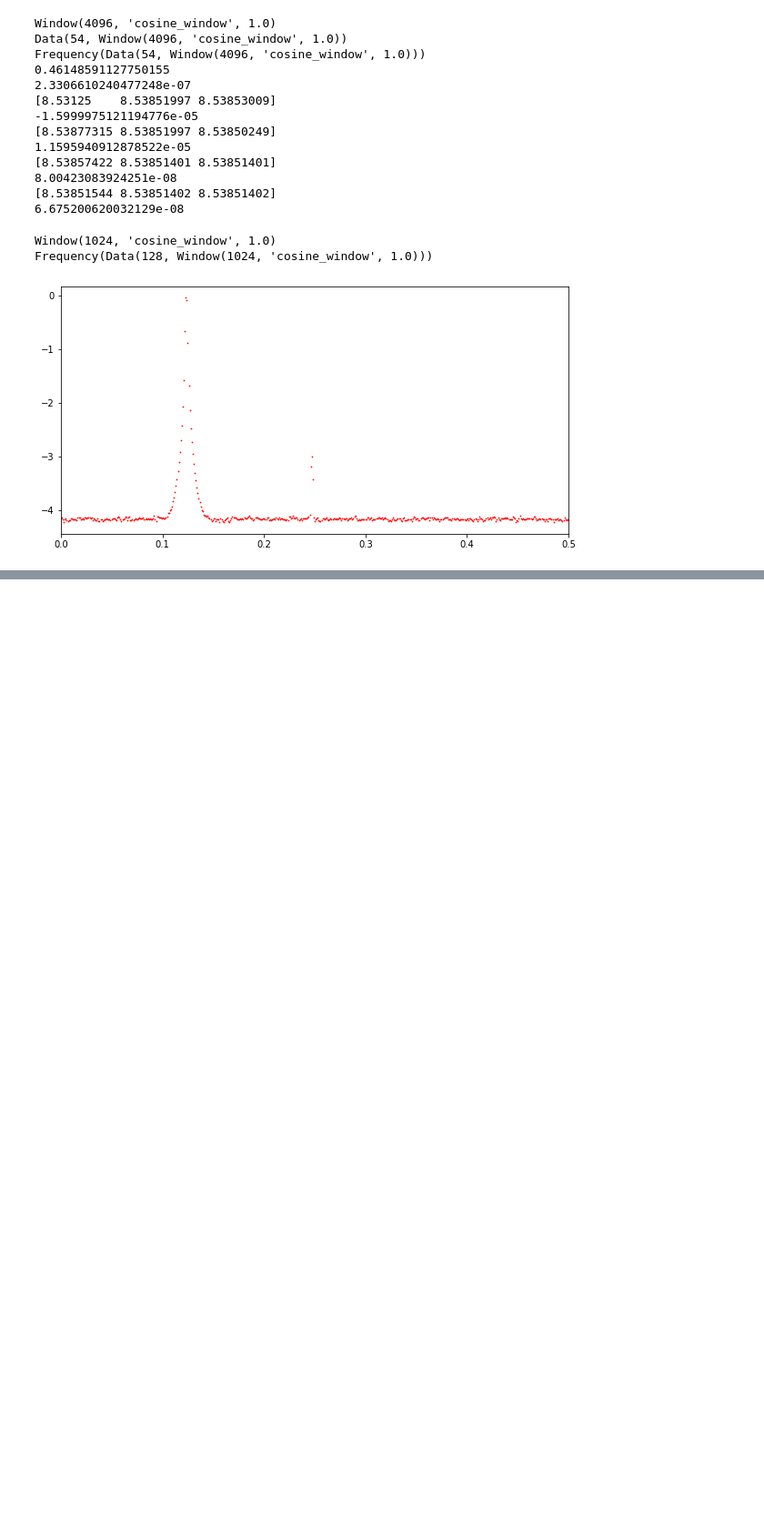
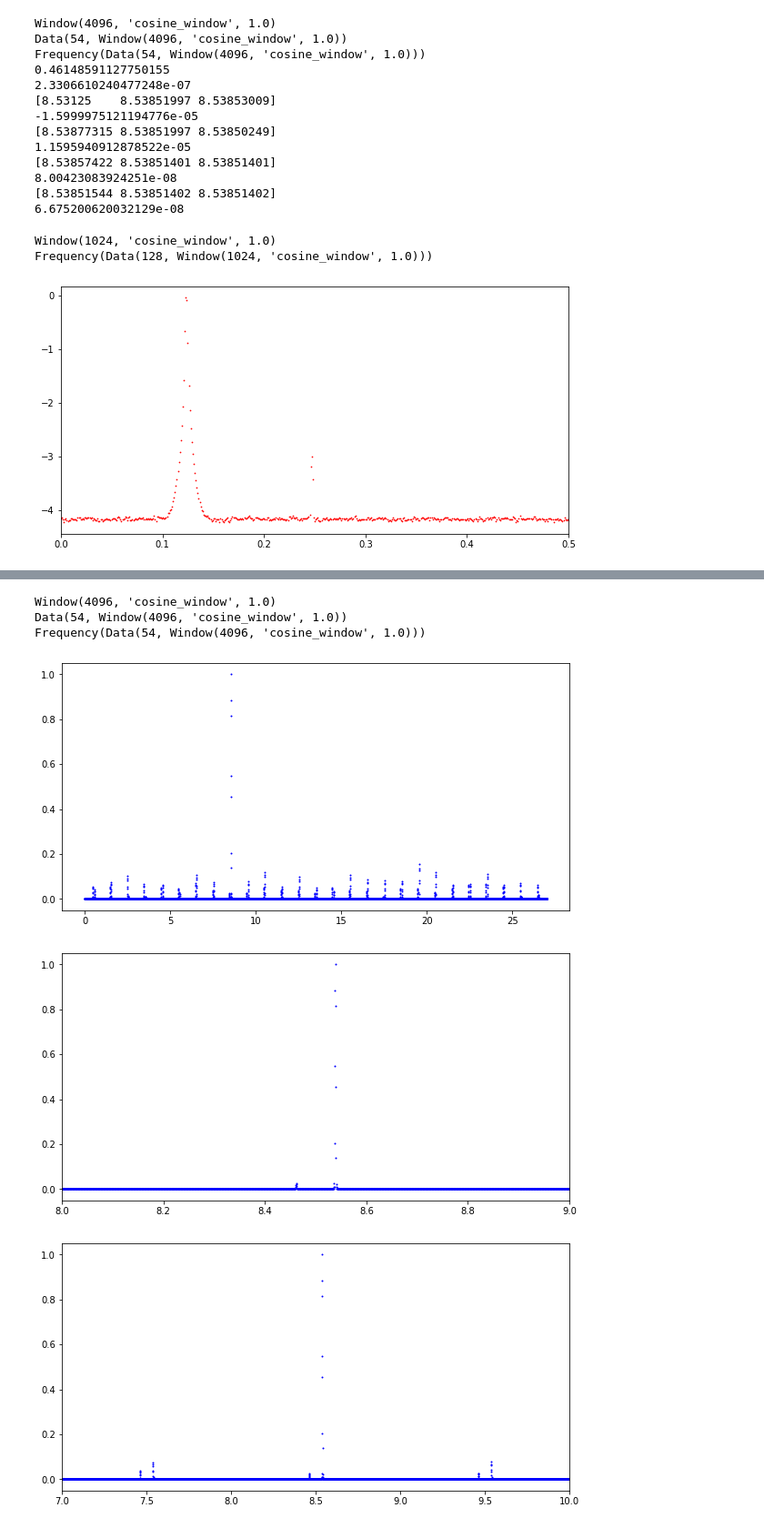
Before and after one commit to i-a-morozov/harmonica, a Jupyter notebook: nb_frequency.ipynb, the cells around one changed output, grey strips where cells are left out. Shown at 91% size. Saved outputs shown, nothing was run; the diff lists cells and outputs as text; code cells hidden in the pictures; blank space fills up the shorter version.

```diff
--- a/nb_frequency.ipynb
+++ b/nb_frequency.ipynb
@@ -972,0 +1085,59 @@ Frequency(Data(128, Window(1024, 'cosine_window', 1.0)))
+# %%
+# Set positions
+df = pandas.read_json('bpm.json')
+FX = numpy.array([df[name]["FX"] for name in df])
+FX = numpy.cumsum(FX)/(2.0*numpy.pi*QX)
+position = FX
+position = position-position[0]
+
+# Set window
+win = Window(4096, name='cosine_window', order=1.0, dtype=torch.float64, device='cpu')
+print(win)
+
+# Load TbT data from file and add noise
+tbt = Data.from_file(54, win, 'virtual_tbt.npy')
+std = 1.0E-4 * torch.ones(54, dtype=torch.float64)
+Data.add_noise(tbt.data, std)
+tbt.reset()
+print(tbt)
+
+# Initialize Frequency instance
+f = Frequency(tbt)
+print(f)
+
+# Compute & plot mixed spectrum
+f_range=(0.0, 54.0/2.0)
+s1 = f.task_mixed_spectrum(length=1024, window=True, normalize=True, f_range=f_range)
+s2 = f.task_mixed_spectrum(length=1024, window=True, normalize=True, f_range=f_range, position=position)
+plt.figure(figsize=(10,5))
+# plt.scatter(*s1, c='r', s=5)
+plt.scatter(*s2, c='b', s=1)
+plt.show()
+
+# # Clean
+# del win
+# del tbt
+# del f
+# if device != 'cpu':
+#     torch.cuda.synchronize()
+#     torch.cuda.empty_cache()
+
+# each one and around
+plt.figure(figsize=(10,5))
+# plt.scatter(*s1, c='r', s=5)
+plt.xlim(8., 9.) # -- around
+plt.scatter(*s2, c='b', s=1)
+plt.show()
+
+plt.figure(figsize=(10,5))
+# plt.scatter(*s1, c='r', s=5)
+plt.xlim(7., 10.) # -- around
+plt.scatter(*s2, c='b', s=1)
+plt.show()
+# %% [output]
+Window(4096, 'cosine_window', 1.0)
+Data(54, Window(4096, 'cosine_window', 1.0))
+Frequency(Data(54, Window(4096, 'cosine_window', 1.0)))
+[figure, added]
+[figure, added]
+[figure, added]
```
Also changed, not shown: parts of 11 cells of this notebook.
